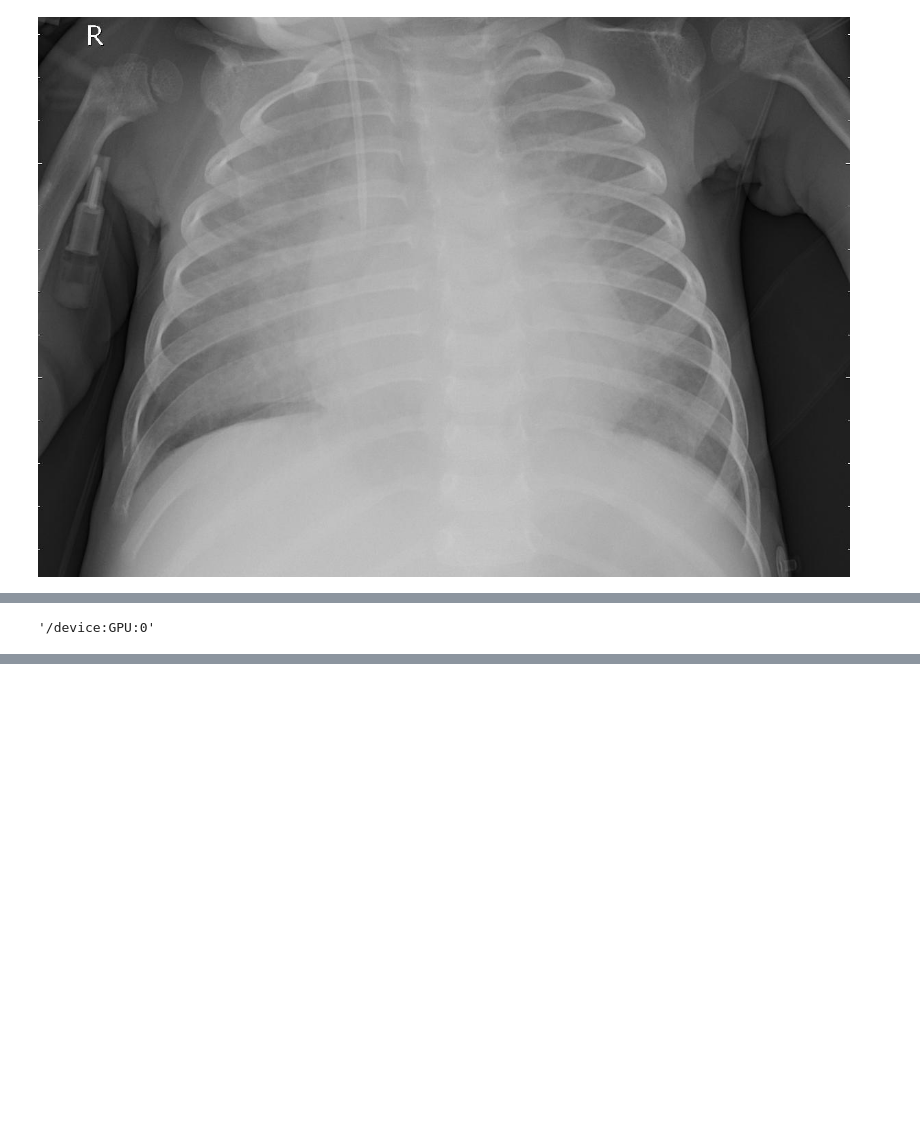
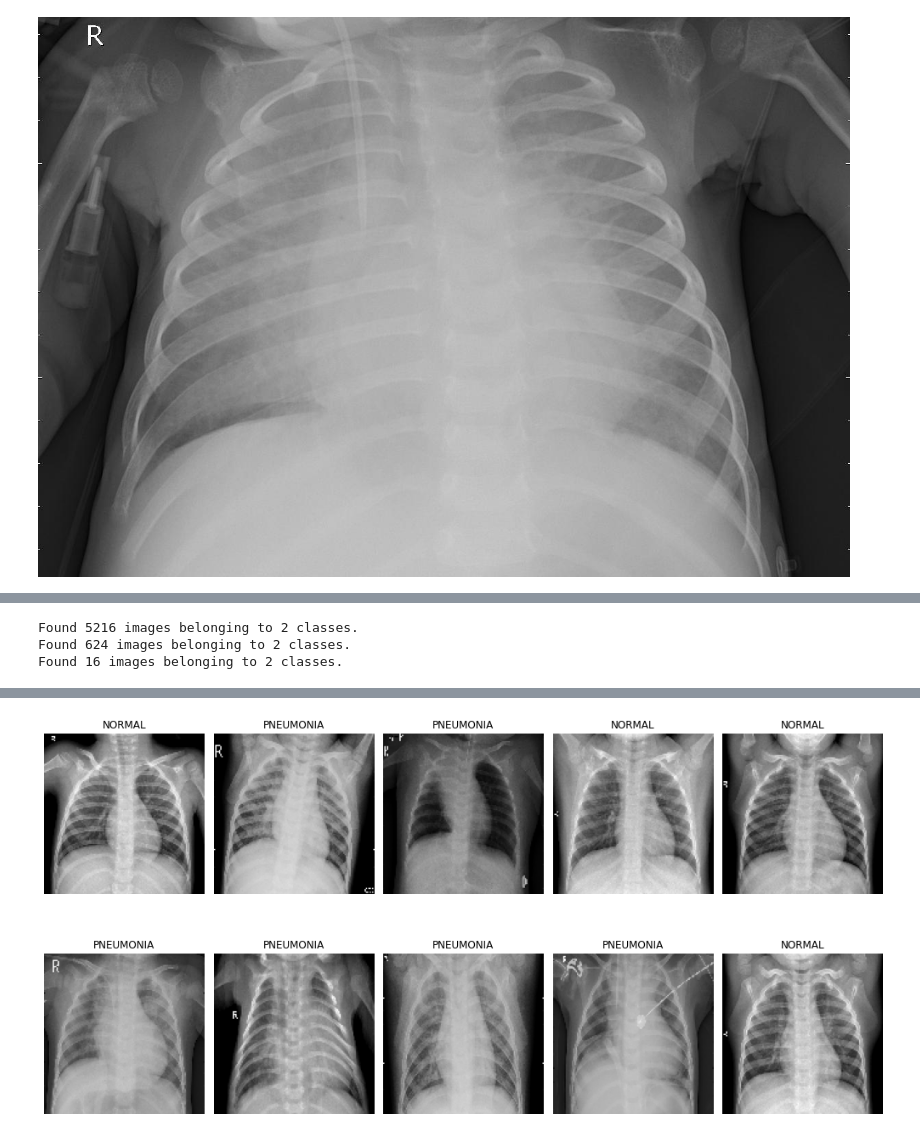
Before and after one commit to clreiner/Pneumonia_classification, a Jupyter notebook: Pneumonia_xrays.ipynb, the cells around one changed output, grey strips where cells are left out. Drawn from its saved outputs; the diff is of its cells as text; code cells hidden in the pictures; blank space fills up the shorter version.

```diff
--- a/Pneumonia_xrays.ipynb
+++ b/Pneumonia_xrays.ipynb
@@ -99,5 +183,0 @@ model_1.evaluate(test_set, steps=16)
-# %%
-import tensorflow as tf
-tf.test.gpu_device_name()
-# %% [output]
-'/device:GPU:0'
@@ -105,0 +184,46 @@ tf.test.gpu_device_name()
+# %%
+
+
+idg_train = ImageDataGenerator(rescale=1./255, width_shift_range=0, height_shift_range=0, horizontal_flip=False)
+idg_test = ImageDataGenerator(rescale=1./255)
+idg_val = ImageDataGenerator(rescale=1./255)
+# %%
+batch_size = 64
+train_set = idg_train.flow_from_directory(train_path,
+                                          target_size=(128, 128),
+                                          batch_size=batch_size,
+                                          class_mode='binary',
+                                          seed=10)
+test_set = idg_test.flow_from_directory(test_path,
+                                        target_size=(128, 128),
+                                        batch_size=batch_size,
+                                        class_mode='binary',
+                                        shuffle = False,
+                                        seed=10)
+val_set = idg_val.flow_from_directory(val_path,
+                                      target_size=(128, 128),
+                                      batch_size=4,
+                                      class_mode='binary',
+                                      seed=10)
+# %% [output]
+Found 5216 images belonging to 2 classes.
+Found 624 images belonging to 2 classes.
+Found 16 images belonging to 2 classes.
+# %%
+from google.colab import files
+
+plt.figure(figsize=(14, 8))
+for i in range(1, 11):
+    plt.subplot(2, 5, i)
+    for X_batch, Y_batch in train_set:
+        image = X_batch[0]
+        dic = {0:'NORMAL', 1:'PNEUMONIA'}
+        plt.title(dic.get(Y_batch[0]))
+        plt.axis('off')
+        plt.imshow(image)
+        break
+plt.tight_layout()
+#plt.savefig('labeled_xrays.png')
+#files.download('labeled_xrays.png')
+plt.show()
+# %% [output]
@@ -105,0 +232 @@ tf.test.gpu_device_name()
+[figure, added]
```
Also changed, not shown: parts of 74 cells of this notebook.
